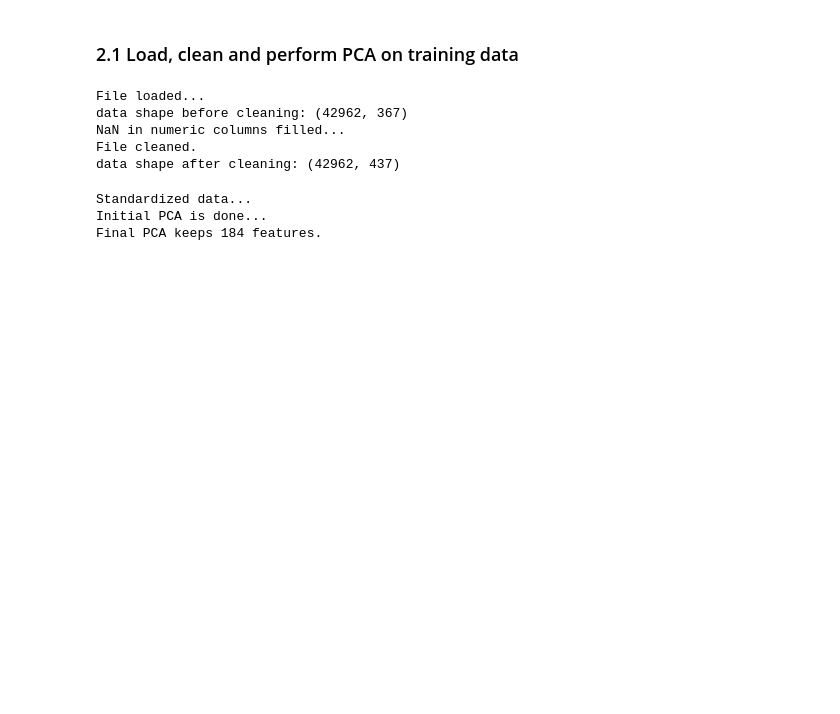
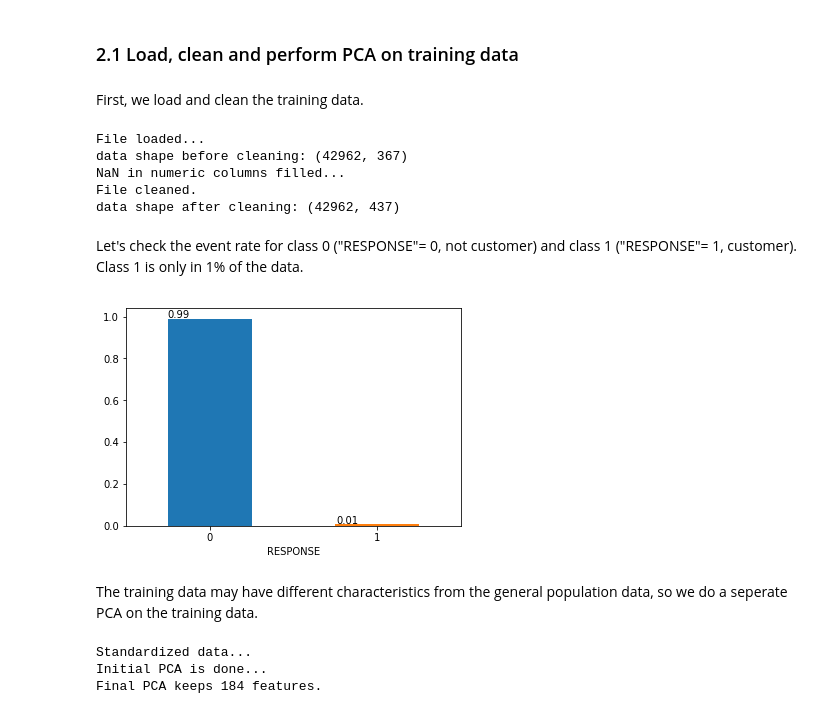
Before and after one commit to texcindy99/Arvato_Customer_Segmentation_Project, a Jupyter notebook: Arvato Project Workbook.ipynb, the cells around one changed output. Saved outputs shown, nothing was run; the diff lists cells and outputs as text; code cells hidden in the pictures; blank space fills up the shorter version.

```diff
--- a/Arvato Project Workbook.ipynb
+++ b/Arvato Project Workbook.ipynb
@@ -587,6 +597,8 @@ Now that you've found which parts of the population are more likely to be custom
 The "MAILOUT" data has been split into two approximately equal parts, each with almost 43 000 data rows. In this part, you can verify your model with the "TRAIN" partition, which includes a column, "RESPONSE", that states whether or not a person became a customer of the company following the campaign. In the next part, you'll need to create predictions on the "TEST" partition, where the "RESPONSE" column has been withheld.
 # %% [markdown]
 ### <a class="anchor" id="part2.1"> 2.1 Load, clean and perform PCA on training data </a>
+# %% [markdown]
+First, we load and clean the training data.
 # %%
 mailout_train = load_and_clean_data('../../data/Term2/capstone/arvato_data/Udacity_MAILOUT_052018_TRAIN.csv')
 # %% [output]
@@ -598,6 +610,17 @@ data shape after cleaning: (42962, 437)
 # %%
 X_train = mailout_train.drop('RESPONSE',axis=1)
 Y_train = mailout_train['RESPONSE']
+# %% [markdown]
+Let's check the event rate for class 0 ("RESPONSE"= 0, not customer) and class 1 ("RESPONSE"= 1, customer). Class 1 is only in 1% of the data.
+# %%
+resp_rate = round(mailout_train.groupby('RESPONSE').count().iloc[:,0]/mailout_train.shape[0],2)
+ax = resp_rate.plot.bar(rot=0);
+for p in ax.patches:
+    ax.annotate(str(p.get_height()), (p.get_x() * 1.005, p.get_height() * 1.005));
+# %% [output]
+[figure, added]
+# %% [markdown]
+The training data may have different characteristics from the general population data, so we do a seperate PCA on the training data.
 # %%
 X_train_pca, num_pca, pca = choose_principal_components(X_train, 0.9)
 # %% [output]
```
Also changed, not shown: parts of 50 cells of this notebook.
